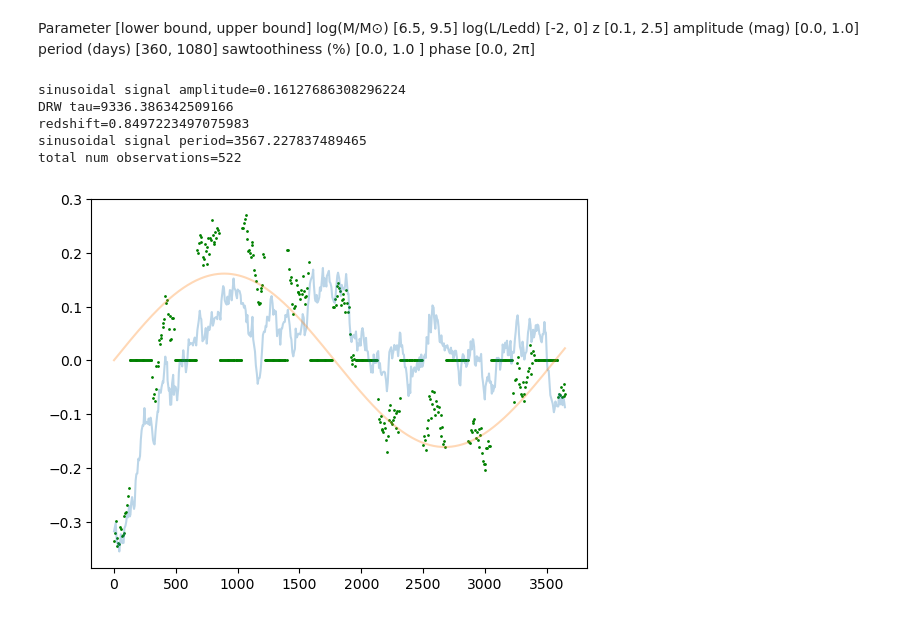
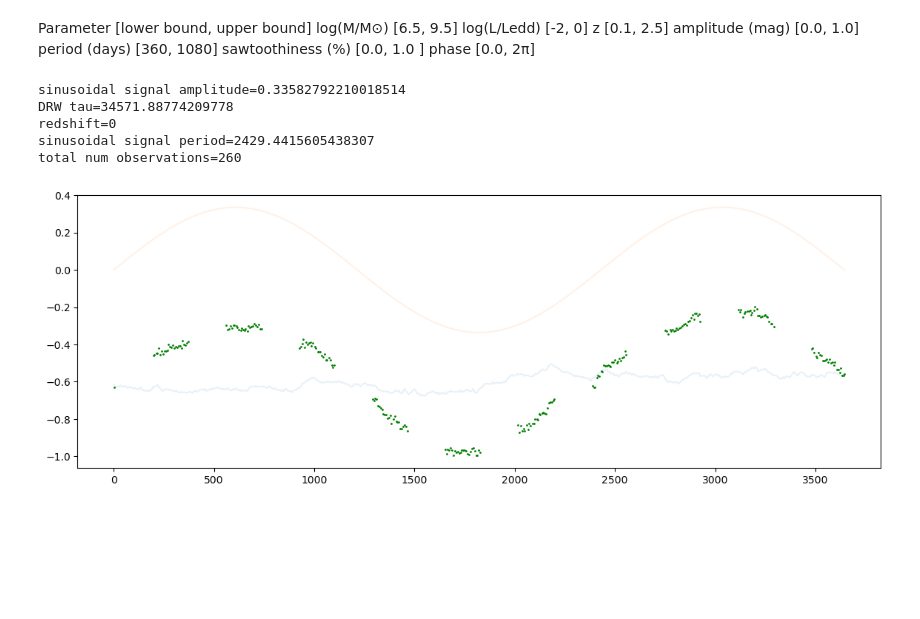
Before and after one commit to skp80286/smbhb_detection, a Jupyter notebook: simulation.ipynb, the cells around one changed output. Drawn from its saved outputs; the diff is of its cells as text; code cells hidden in the pictures; blank space fills up the shorter version.

Commit message:
Improve graph with gaps and plot size

```diff
--- a/simulation.ipynb
+++ b/simulation.ipynb
@@ -36,7 +36,7 @@ def generateRandomSample():
     print("DRW tau=" + str(tau))
 
     # redshift between 0.1 to 2.5
-    redshift = random.uniform(0.1, 2.5)
+    redshift = 0 #random.uniform(0.1, 2.5)
     print("redshift=" + str(redshift))
 
     # period of binary between 30 days to 10 yrs
@@ -47,7 +47,6 @@ def generateRandomSample():
     t_rest = list(range(1,observation_period, 7))
     # 7 days is not exact, so add Gaussian noise with sigma = 1 day to the observation days
     t_rest = [ x + random.gauss(0,1) for x in t_rest ]
-    print("total num observations=" + str(len(t_rest)))
 
     # Generate the damped random walk signal
     drw = generate_damped_RW(t_rest, tau, redshift)
@@ -55,34 +54,41 @@ def generateRandomSample():
     # Generate sinusoidal signal for binary
     sine = [ amplitude * math.sin(2 * math.pi * (x % period) / period) for x in t_rest ]
 
-    # add DRW and sinusoidal signals
+    # Sum the DRW and sinusoidal signals
     drw_sine = [ (drw[x] + sine[x]) for x in range (len (t_rest))]
 
-    # Add gaussian noise for photometric error
+    # Add gaussian noise to simulate photometric error
     drw_sine = [ x + random.gauss(0, 0.01) for x in drw_sine ]
 
     # wipe off about 6 months signal every year due to simulate gaps in observation
+    drw_sine_with_gaps = []
+    t_rest_with_gaps = []
     gap_start = random.uniform(1, 182)
     gap_end = gap_start + 182
     for x in range(0, len(t_rest)):
-        if ( (t_rest[x] % 365) > gap_start and (t_rest[x] % 365) <= gap_end):
-            drw_sine[x] = 0
+        if ((t_rest[x] % 365) < gap_start or (t_rest[x] % 365) >= gap_end):
+            drw_sine_with_gaps.append(drw_sine[x])
+            t_rest_with_gaps.append(t_rest[x])
+    print("total num observations=" + str(len(t_rest_with_gaps)))
 
-    return (t_rest, drw_sine, drw, sine)
+    return (t_rest_with_gaps, drw_sine_with_gaps, t_rest, drw, sine)
 # %%
 #main
 #print(generateFixedSample())
 import matplotlib.pyplot as plt
 import math
 light_curve = generateRandomSample() #  generateFixedSample / generateRandomSample
+plt.figure().set_figwidth(14)
 plt.scatter(light_curve[0], light_curve[1], 1, c='green')
-plt.plot(light_curve[0], light_curve[2], alpha=0.3)
-plt.plot(light_curve[0], light_curve[3], alpha=0.3)
+plt.plot(light_curve[2], light_curve[3], alpha=0.1)
+plt.plot(light_curve[2], light_curve[4], alpha=0.1)
+#plt.figure(figsize=(18,6))
+
 plt.show()
 # %% [output]
-sinusoidal signal amplitude=0.16127686308296224
-DRW tau=9336.386342509166
-redshift=0.8497223497075983
-sinusoidal signal period=3567.227837489465
-total num observations=522
+sinusoidal signal amplitude=0.33582792210018514
+DRW tau=34571.88774209778
+redshift=0
+sinusoidal signal period=2429.4415605438307
+total num observations=260
-[figure, old version]
+[figure, new version]
```
Also changed, not shown: 1 other file.
